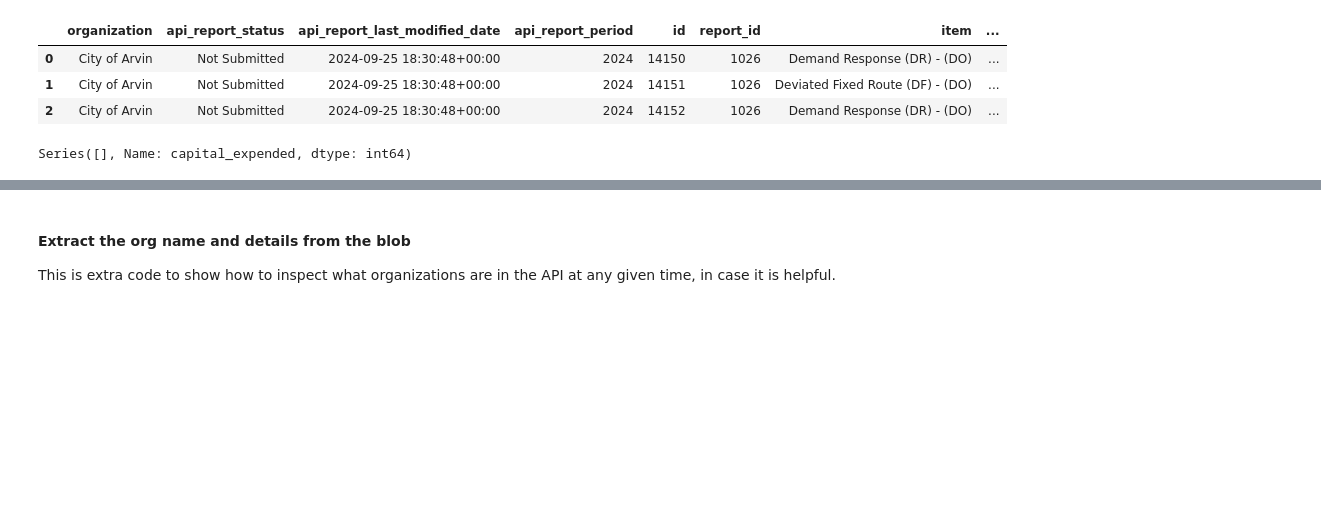
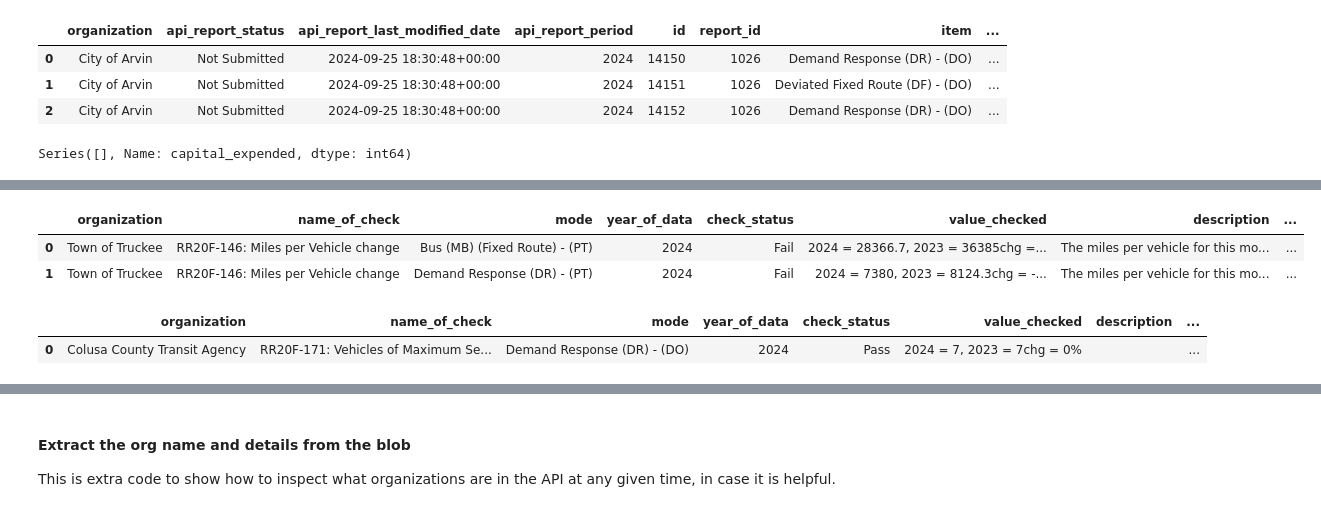
Before and after one commit to cal-itp/ntd-modernization, a Jupyter notebook: validation_tool/notebooks/ETL_inspect_API_data.ipynb, the cells around one changed output, grey strips where cells are left out. Drawn from its saved outputs; the diff is of its cells as text; code cells hidden in the pictures; blank space fills up the shorter version.

```diff
--- a/validation_tool/notebooks/ETL_inspect_API_data.ipynb
+++ b/validation_tool/notebooks/ETL_inspect_API_data.ipynb
@@ -572,0 +499,59 @@ warehouse oprev: 7139190.0
+# %%
+# check the error orgs to see which specific check is failing in the validation report.
+# or see which checks are still being produced
+
+truckee_check_test = (
+    tbls.mart_ntd_validation.fct_ntd_rr20_service_checks()
+    >> filter(_.organization == org_list[14],
+              #_.name_of_check == "RR20F-143: Vehicle Revenue Miles (VRM) change from zero",
+              #_.name_of_check == "RR20F-139: Fare Revenue Per Trip change",
+              #_.name_of_check == "RR20F-154: Trips per Hour change",
+              #_.name_of_check == "RR20F-179: Missing Service Data check",
+              #_.name_of_check == "RR20F-139: Vehicle Revenue Miles (VRM) % change",
+              #_.name_of_check == "RR20F-139: Revenue Speed change",
+              #_.name_of_check == "RR20F-005: Cost per Hour change",
+              #_.name_of_check == "RR20F-171: Vehicles of Maximum Service (VOMS) change",
+              _.name_of_check == "RR20F-146: Miles per Vehicle change",
+             )
+
+    >> collect()
+)
+
+truckee_check_test
+# failed at:
+# RR20F-139: Fare Revenue Per Trip change
+
+# need to check the `int_ntd_rr20_service_3ratios_wide` for to see what values they have
+# %% [output]
+|  | organization | name_of_check | mode | year_of_data | check_status | value_checked | description | ... |
+| 0 | Town of Truckee | RR20F-146: Miles per Vehicle change | Bus (MB) (Fixed Route) - (PT) | 2024 | Fail | 2024 = 28366.7, 2023 = 36385chg =... | The miles per vehicle for this mo... | ... |
+| 1 | Town of Truckee | RR20F-146: Miles per Vehicle change | Demand Response (DR) - (PT) | 2024 | Fail | 2024 = 7380, 2023 = 8124.3chg = -... | The miles per vehicle for this mo... | ... |
+# %%
+# check the error orgs to see which specific check is failing in the validation report.
+# or see which checks are still being produced
+
+colusa_check_test = (
+    tbls.mart_ntd_validation.fct_ntd_rr20_service_checks()
+    >> filter(_.organization == org_list[16],
+              #_.name_of_check == "RR20F-143: Vehicle Revenue Miles (VRM) change from zero",
+              #_.name_of_check == "RR20F-139: Fare Revenue Per Trip change",
+              #_.name_of_check == "RR20F-154: Trips per Hour change",
+              #_.name_of_check == "RR20F-179: Missing Service Data check",
+              #_.name_of_check == "RR20F-139: Vehicle Revenue Miles (VRM) % change",
+              #_.name_of_check == "RR20F-139: Revenue Speed change",
+              #_.name_of_check == "RR20F-005: Cost per Hour change",
+              _.name_of_check == "RR20F-171: Vehicles of Maximum Service (VOMS) change",
+              #_.name_of_check == "RR20F-146: Miles per Vehicle change",
+             )
+
+    >> collect()
+)
+
+colusa_check_test
+# failed at:
+# RR20F-154: Trips per Hour change
+
+# need to check the `int_ntd_rr20_service_3ratios_wide` for to see what values they have
+# %% [output]
+|  | organization | name_of_check | mode | year_of_data | check_status | value_checked | description | ... |
+| 0 | Colusa County Transit Agency | RR20F-171: Vehicles of Maximum Se... | Demand Response (DR) - (DO) | 2024 | Pass | 2024 = 7, 2023 = 7chg = 0% |  | ... |
```
Also changed, not shown: parts of 36 cells of this notebook.
